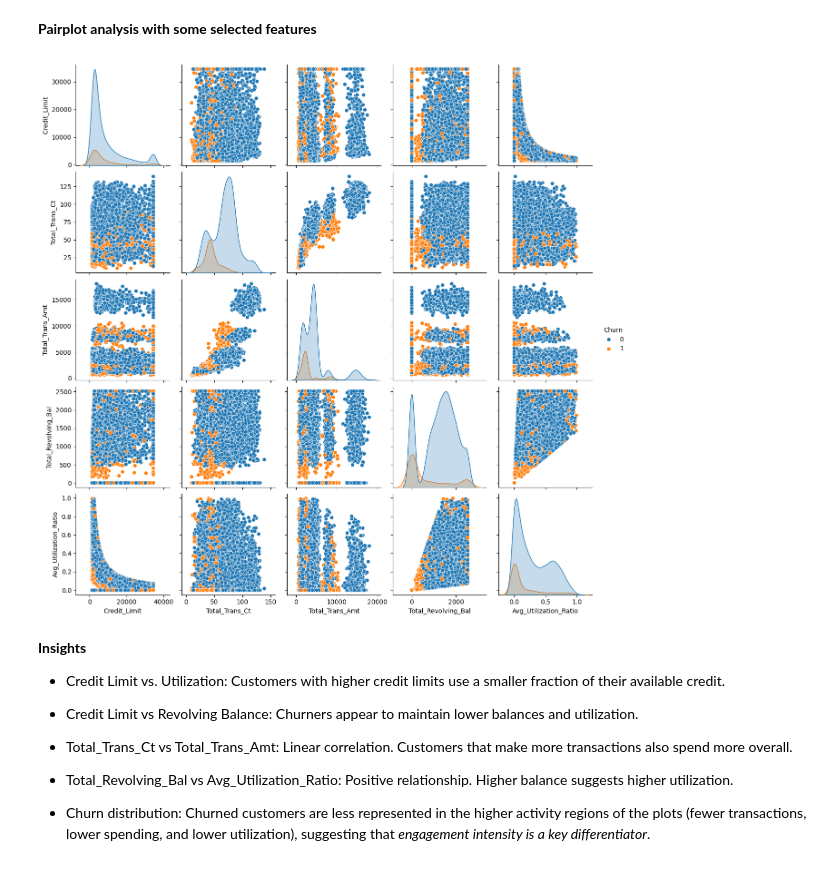
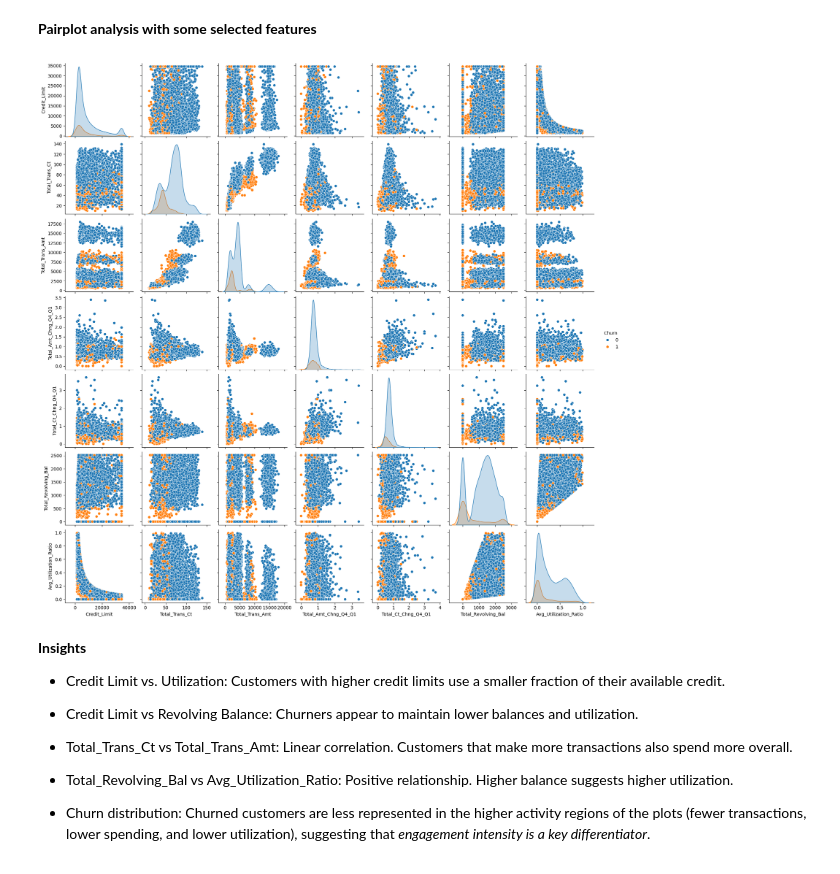
Before and after one commit to Pedro-Vital/End-to-end-ML-project-churn-prediction, a Jupyter notebook: research/01_Experiment.ipynb, the cells around one changed output. Drawn from its saved outputs; the diff is of its cells as text; code cells hidden in the pictures.

```diff
--- a/research/01_Experiment.ipynb
+++ b/research/01_Experiment.ipynb
@@ -403,11 +424,12 @@ Name: Churn, dtype: float64
 **Pairplot analysis with some selected features**
 # %%
 selected_pairplot = ['Credit_Limit','Total_Trans_Ct', 'Total_Trans_Amt',
-            'Total_Revolving_Bal', 'Avg_Utilization_Ratio','Churn']
+                     'Total_Amt_Chng_Q4_Q1', 'Total_Ct_Chng_Q4_Q1',
+                       'Total_Revolving_Bal', 'Avg_Utilization_Ratio','Churn']
 sns.pairplot(df_explore[selected_pairplot], hue='Churn')
 plt.show()
 # %% [output]
-[figure, old version]
+[figure, new version]
 # %% [markdown]
 **Insights**
 
```
Also changed, not shown: parts of 43 cells of this notebook, 2 other files.
